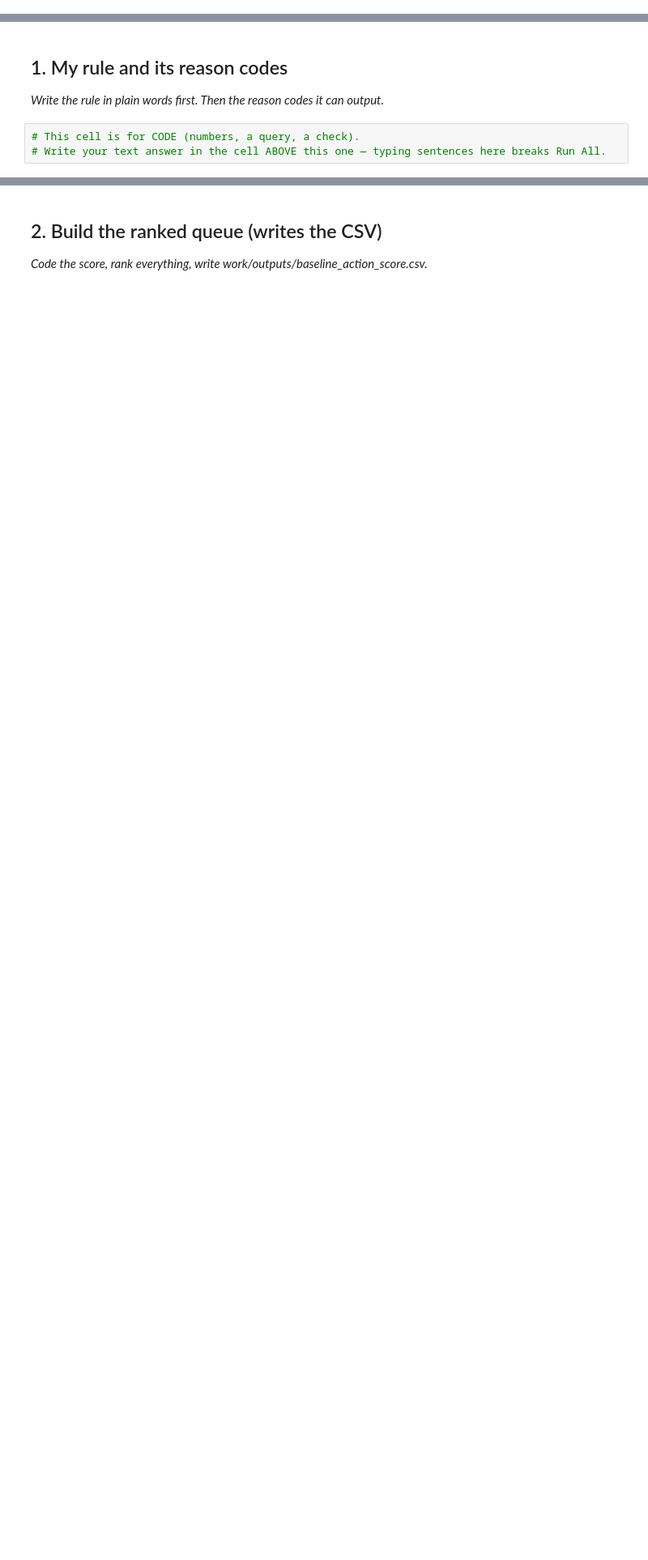
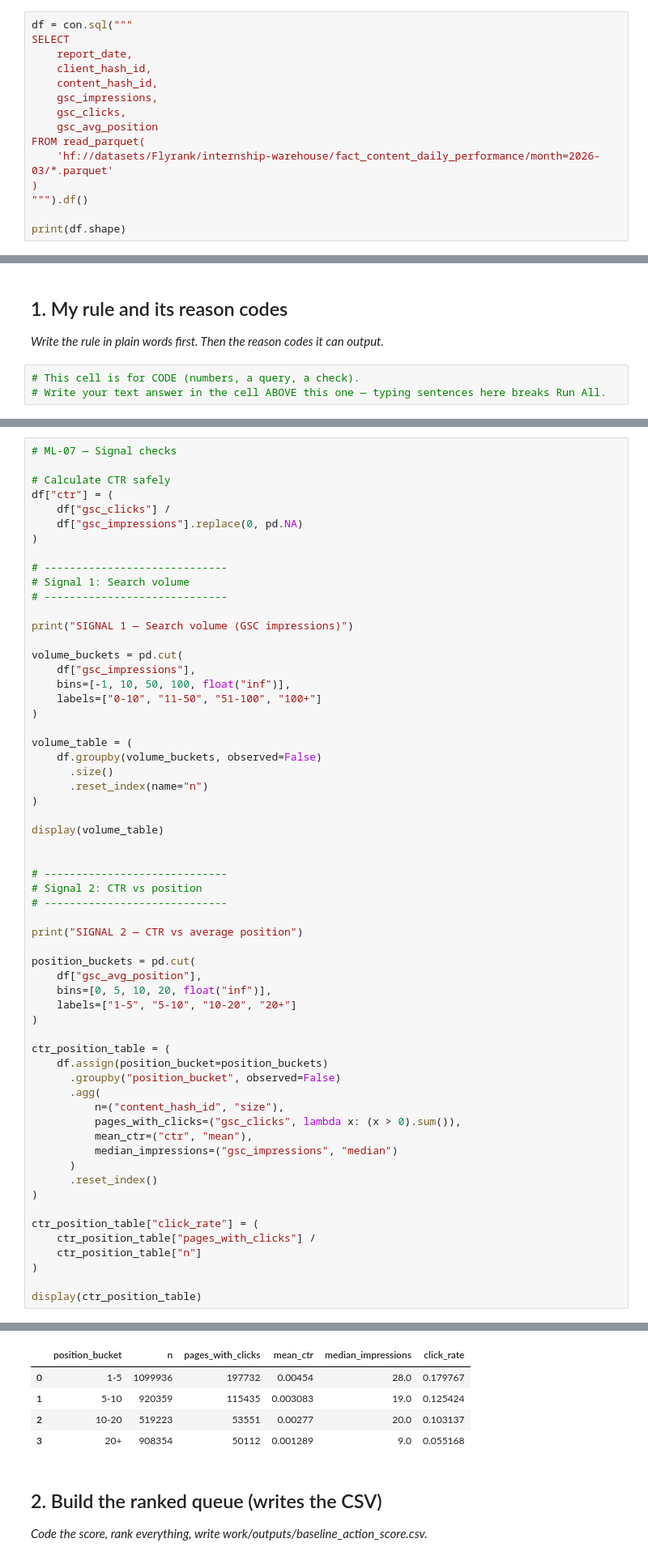
Before and after one commit to itz-me-sree/flyrank-ml-internship, a Jupyter notebook: work/notebooks/w04_baseline_score.ipynb, the cells around one changed output, grey strips where cells are left out. Shown at 81% size. Cells and saved outputs as stored; diff of their text form; blank space fills up the shorter version.

```diff
--- a/work/notebooks/w04_baseline_score.ipynb
+++ b/work/notebooks/w04_baseline_score.ipynb
@@ -8,0 +33,15 @@ This skeleton is yours to fill. Work the sections **in order** — each one has
+# %%
+df = con.sql("""
+SELECT
+    report_date,
+    client_hash_id,
+    content_hash_id,
+    gsc_impressions,
+    gsc_clicks,
+    gsc_avg_position
+FROM read_parquet(
+    'hf://datasets/Flyrank/internship-warehouse/fact_content_daily_performance/month=2026-03/*.parquet'
+)
+""").df()
+
+print(df.shape)
@@ -15,0 +70,61 @@ This skeleton is yours to fill. Work the sections **in order** — each one has
+# %%
+# ML-07 — Signal checks
+
+# Calculate CTR safely
+df["ctr"] = (
+    df["gsc_clicks"] /
+    df["gsc_impressions"].replace(0, pd.NA)
+)
+
+# -----------------------------
+# Signal 1: Search volume
+# -----------------------------
+
+print("SIGNAL 1 — Search volume (GSC impressions)")
+
+volume_buckets = pd.cut(
+    df["gsc_impressions"],
+    bins=[-1, 10, 50, 100, float("inf")],
+    labels=["0-10", "11-50", "51-100", "100+"]
+)
+
+volume_table = (
+    df.groupby(volume_buckets, observed=False)
+      .size()
+      .reset_index(name="n")
+)
+
+display(volume_table)
+
+
+# -----------------------------
+# Signal 2: CTR vs position
+# -----------------------------
+
+print("SIGNAL 2 — CTR vs average position")
+
+position_buckets = pd.cut(
+    df["gsc_avg_position"],
+    bins=[0, 5, 10, 20, float("inf")],
+    labels=["1-5", "5-10", "10-20", "20+"]
+)
+
+ctr_position_table = (
+    df.assign(position_bucket=position_buckets)
+      .groupby("position_bucket", observed=False)
+      .agg(
+          n=("content_hash_id", "size"),
+          pages_with_clicks=("gsc_clicks", lambda x: (x > 0).sum()),
+          mean_ctr=("ctr", "mean"),
+          median_impressions=("gsc_impressions", "median")
+      )
+      .reset_index()
+)
+
+ctr_position_table["click_rate"] = (
+    ctr_position_table["pages_with_clicks"] /
+    ctr_position_table["n"]
+)
+
+display(ctr_position_table)
+# %% [output]
@@ -16,3 +138,8 @@ This skeleton is yours to fill. Work the sections **in order** — each one has
+|  | position_bucket | n | pages_with_clicks | mean_ctr | median_impressions | click_rate |
+| 0 | 1-5 | 1099936 | 197732 | 0.00454 | 28.0 | 0.179767 |
+| 1 | 5-10 | 920359 | 115435 | 0.003083 | 19.0 | 0.125424 |
+| 2 | 10-20 | 519223 | 53551 | 0.00277 | 20.0 | 0.103137 |
+| 3 | 20+ | 908354 | 50112 | 0.001289 | 9.0 | 0.055168 |
 # %% [markdown]
 ## 2. Build the ranked queue (writes the CSV)
 
```
Also changed, not shown: parts of 13 cells of this notebook.
